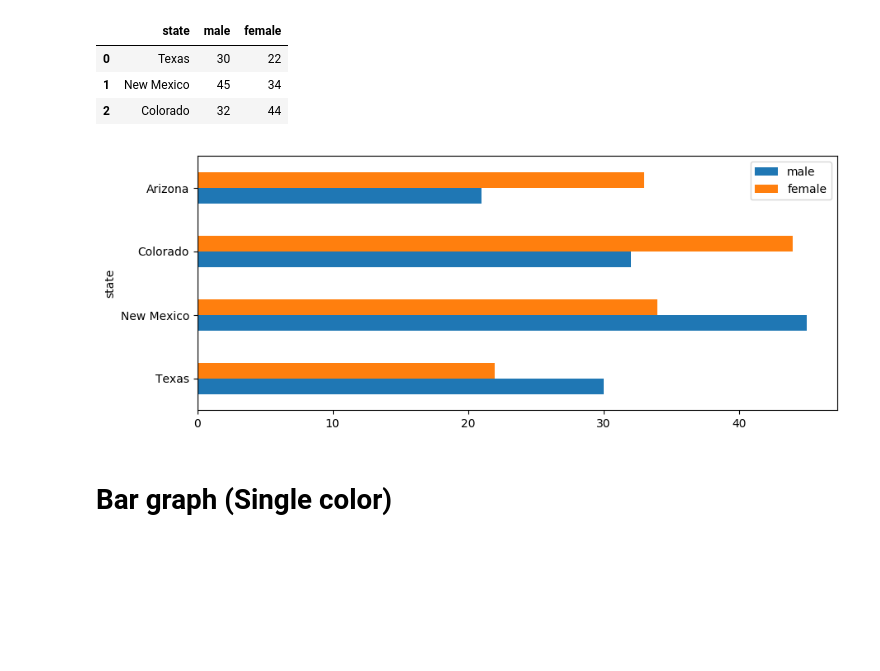
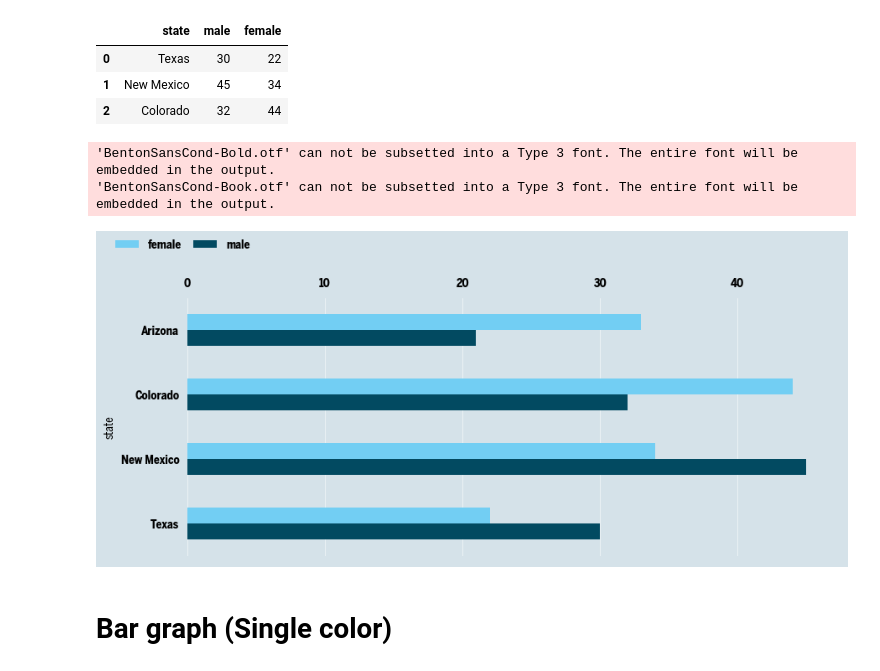
Before and after one commit to xeophin/lede-foundations, a Jupyter notebook: 15-homework/matplotlib styles - 01 - The Economist.ipynb, the cells around one changed output. Drawn from its saved outputs; the diff is of its cells as text; code cells hidden in the pictures; blank space fills up the shorter version.

```diff
--- a/15-homework/matplotlib styles - 01 - The Economist.ipynb
+++ b/15-homework/matplotlib styles - 01 - The Economist.ipynb
@@ -96,24 +96,76 @@ plt.rcParams.update({
 # %% [markdown]
 # Grouped bar graph (2 colors)
 # %%
-df = pd.read_csv("gender.csv")
+df = pd.read_csv("15-homework/gender.csv")
 df.head(3)
 # %% [output]
 |  | state | male | female |
 | 0 | Texas | 30 | 22 |
 | 1 | New Mexico | 45 | 34 |
 | 2 | Colorado | 32 | 44 |
-# %%
-ax = df.plot(x='state', kind='barh', figsize=(10,4))
-
-# CUSTOMIZATION CODE GOES UNDER HERE
-
-
-# then we save it
-plt.savefig("graph-bar-grouped.pdf")
-plt.show()
-# %% [output]
-[figure, removed]
+# %%
+ax = df.plot(x='state', kind='barh', figsize=(10, 4))
+
+# CUSTOMIZATION CODE GOES UNDER HERE
+plt.rcdefaults()
+plt.rcParams.update({
+  'figure.facecolor': 'd5e2e9',
+  'figure.edgecolor': 'none',
+  'figure.frameon': False,
+
+  'font.family': 'sans-serif',
+  'font.sans-serif': ['BentonSansCond', 'sans-serif'],
+  'font.stretch': 'normal',
+  'font.weight': 600,
+
+  'text.hinting': 'either',
+  'axes.facecolor': 'None',
+  'axes.edgecolor': '000000',
+  'axes.grid': True,
+  'axes.grid.axis': 'y',
+  'axes.axisbelow': True,
+  'axes.spines.left': False,
+  'axes.spines.top': False,
+  'axes.spines.bottom': False,
+  'axes.spines.right': False,
+  'axes.titleweight': 700,
+  'axes.prop_cycle': cycler('color', ['#024A61', '#72CEF3', '#6593a5',
+                                      '#049ed7', '#ababad']),
+
+  'xtick.top': False,
+  'xtick.bottom': False,
+  'xtick.labeltop': True,
+  'xtick.labelbottom': False,
+
+  'ytick.left': False,
+  'ytick.right': False,
+  'ytick.alignment': 'center_baseline',
+
+  'grid.color': '#FFFFFF',
+  'grid.alpha': 0.8,
+  'grid.linewidth': 0.5,
+
+  'legend.frameon': False,
+  'legend.loc': 'upper left',
+  'legend.borderpad': 0.,
+  'legend.labelspacing': 2.,
+  'legend.columnspacing': 4,
+  'legend.handletextpad': 0.8,
+
+})
+
+# Somehow setting that in the defaults doesn't work?
+ax.grid(axis='y')
+plt.legend(bbox_to_anchor=(0., 1.25, 0., 0.), ncol=4,
+           mode="expand")
+
+# then we save it
+plt.savefig("15-homework/economist-graph-bar-grouped.pdf")
+plt.show()
+# %% [output]
+'BentonSansCond-Bold.otf' can not be subsetted into a Type 3 font. The entire font will be embedded in the output.
+'BentonSansCond-Book.otf' can not be subsetted into a Type 3 font. The entire font will be embedded in the output.
+[figure, added]
 # %% [markdown]
 # Bar graph (Single color)
 # %%
```
Also changed, not shown: parts of 7 cells of this notebook, 10 other files.
